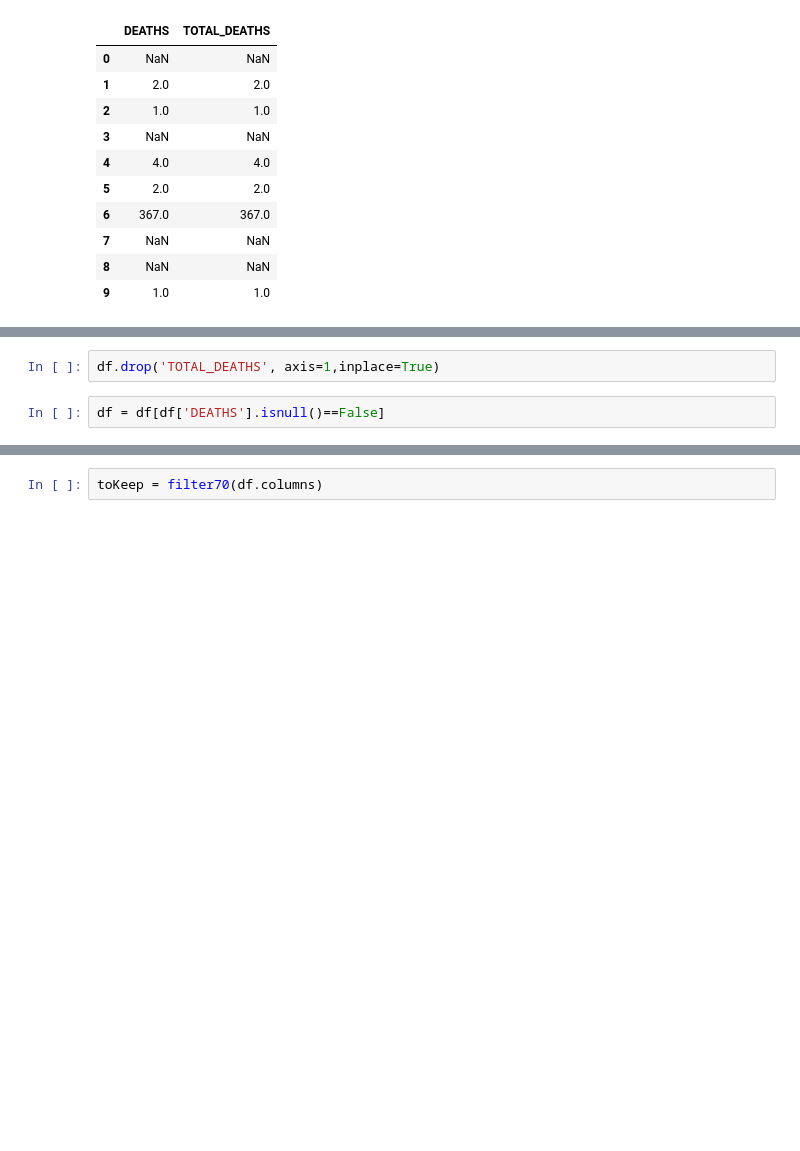
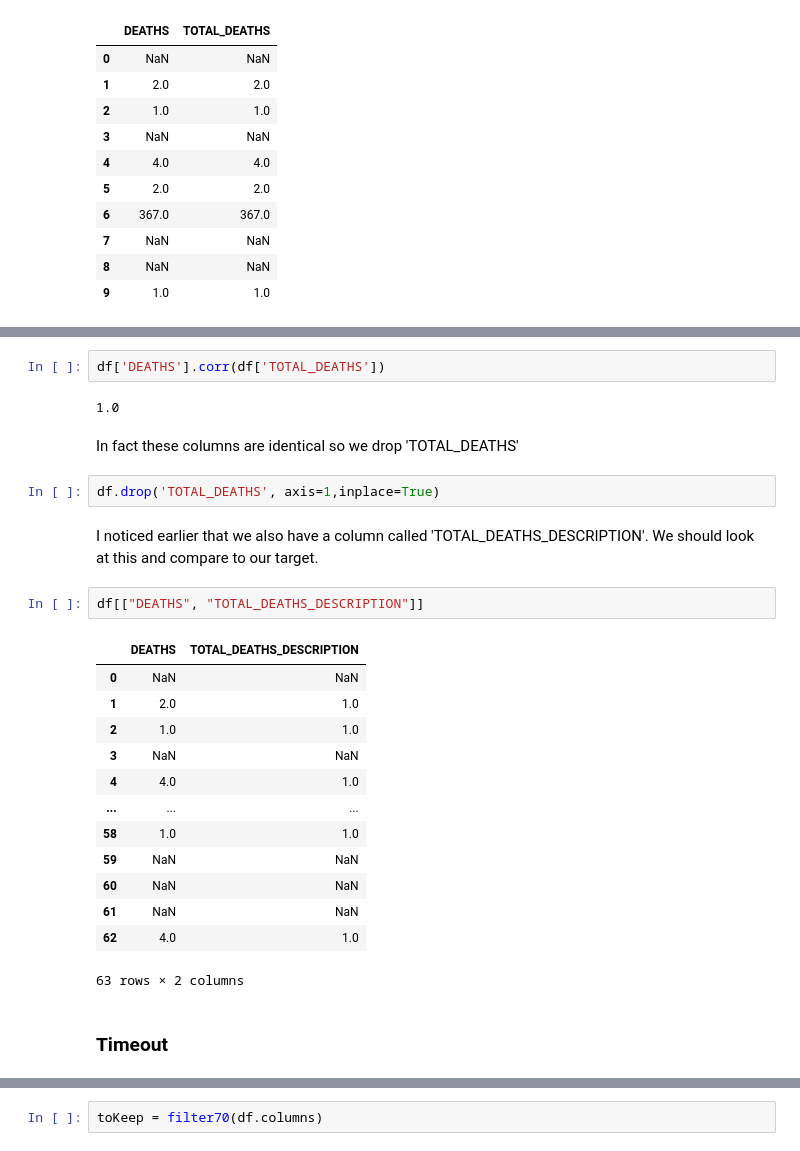
Before and after one commit to kolo-kaahanui/DataAnalytics, a Jupyter notebook: Project1.ipynb, the cells around one changed output, grey strips where cells are left out. Drawn from its saved outputs; the diff is of its cells as text; blank space fills up the shorter version.

```diff
--- a/Project1.ipynb
+++ b/Project1.ipynb
@@ -70,4 +65,28 @@ The columns are identical, so we drop 'Total_deaths' and dramatically start redu
+# %%
+df['DEATHS'].corr(df['TOTAL_DEATHS'])
+# %% [output]
+1.0
+# %% [markdown]
+In fact these columns are identical so we drop 'TOTAL_DEATHS'
 # %%
 df.drop('TOTAL_DEATHS', axis=1,inplace=True)
-# %%
-df = df[df['DEATHS'].isnull()==False]
+# %% [markdown]
+I noticed earlier that we also have a column called 'TOTAL_DEATHS_DESCRIPTION'. We should look at this and compare to our target.
+# %%
+df[["DEATHS", "TOTAL_DEATHS_DESCRIPTION"]]
+# %% [output]
+|  | DEATHS | TOTAL_DEATHS_DESCRIPTION |
+| 0 | NaN | NaN |
+| 1 | 2.0 | 1.0 |
+| 2 | 1.0 | 1.0 |
+| 3 | NaN | NaN |
+| 4 | 4.0 | 1.0 |
+| ... | ... | ... |
+| 58 | 1.0 | 1.0 |
+| 59 | NaN | NaN |
+| 60 | NaN | NaN |
+| 61 | NaN | NaN |
+| 62 | 4.0 | 1.0 |
+63 rows × 2 columns
+# %% [markdown]
+### Timeout
```
Also changed, not shown: parts of 77 cells of this notebook.
